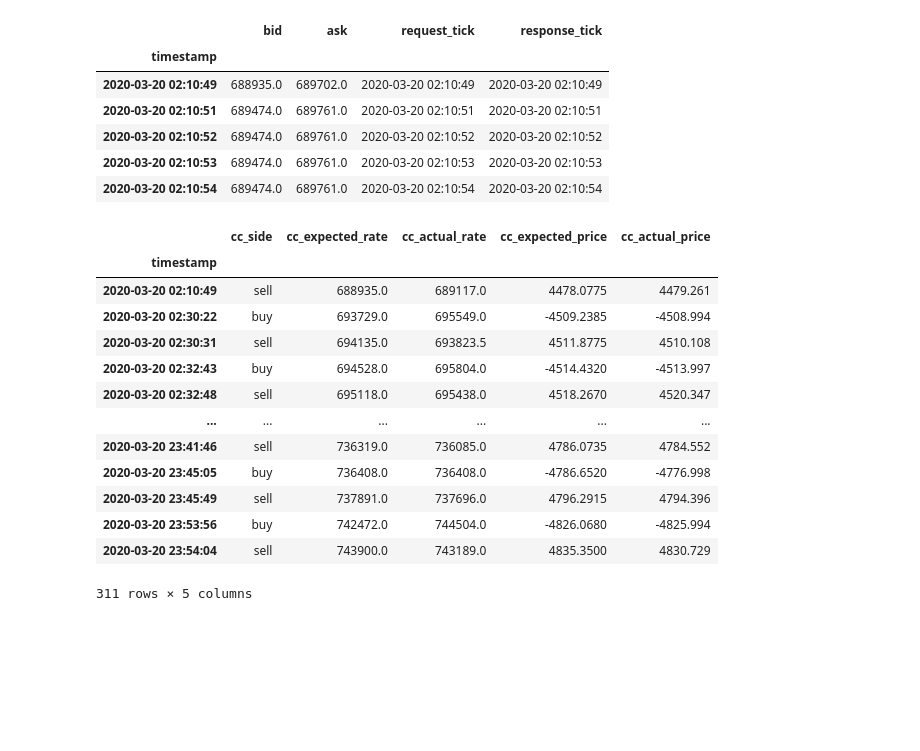
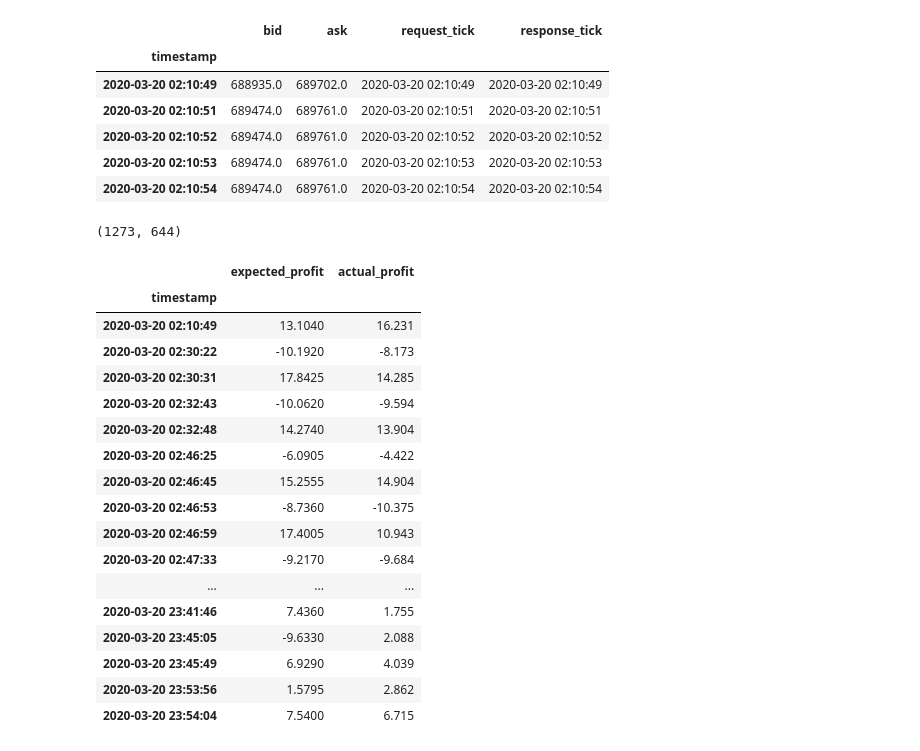
Before and after one commit to tsu-nera/bakuchi, a Jupyter notebook: notebooks/adhocs/check_profit_diff.ipynb, the cells around one changed output. Drawn from its saved outputs; the diff is of its cells as text; code cells hidden in the pictures; blank space fills up the shorter version.

```diff
--- a/notebooks/adhocs/check_profit_diff.ipynb
+++ b/notebooks/adhocs/check_profit_diff.ipynb
@@ -87,22 +119,33 @@ for row in cc_trades.iterrows():
 
     trades.append(trade)
 # %%
-profit_df = pd.DataFrame(trades)
-profit_df = profit_df.set_index("timestamp")
+trade_df = pd.DataFrame(trades)
+trade_df = trade_df.set_index("timestamp")
-# %%
-profit_df
-# %% [output]
-|  | cc_side | cc_expected_rate | cc_actual_rate | cc_expected_price | cc_actual_price |
-| timestamp |  |  |  |  |  |
-| 2020-03-20 02:10:49 | sell | 688935.0 | 689117.0 | 4478.0775 | 4479.261 |
-| 2020-03-20 02:30:22 | buy | 693729.0 | 695549.0 | -4509.2385 | -4508.994 |
-| 2020-03-20 02:30:31 | sell | 694135.0 | 693823.5 | 4511.8775 | 4510.108 |
-| 2020-03-20 02:32:43 | buy | 694528.0 | 695804.0 | -4514.4320 | -4513.997 |
-| 2020-03-20 02:32:48 | sell | 695118.0 | 695438.0 | 4518.2670 | 4520.347 |
-| ... | ... | ... | ... | ... | ... |
-| 2020-03-20 23:41:46 | sell | 736319.0 | 736085.0 | 4786.0735 | 4784.552 |
-| 2020-03-20 23:45:05 | buy | 736408.0 | 736408.0 | -4786.6520 | -4776.998 |
-| 2020-03-20 23:45:49 | sell | 737891.0 | 737696.0 | 4796.2915 | 4794.396 |
-| 2020-03-20 23:53:56 | buy | 742472.0 | 744504.0 | -4826.0680 | -4825.994 |
-| 2020-03-20 23:54:04 | sell | 743900.0 | 743189.0 | 4835.3500 | 4830.729 |
-311 rows × 5 columns
+# %%
+profit_df = trade_df[["expected_profit", "actual_profit"]]
+# %%
+int(sum(profit_df["expected_profit"])), int(sum(profit_df["actual_profit"]))
+# %% [output]
+(1273, 644)
+# %%
+pd.set_option('display.max_rows', None)
+profit_df
+# %% [output]
+|  | expected_profit | actual_profit |
+| timestamp |  |  |
+| 2020-03-20 02:10:49 | 13.1040 | 16.231 |
+| 2020-03-20 02:30:22 | -10.1920 | -8.173 |
+| 2020-03-20 02:30:31 | 17.8425 | 14.285 |
+| 2020-03-20 02:32:43 | -10.0620 | -9.594 |
+| 2020-03-20 02:32:48 | 14.2740 | 13.904 |
+| 2020-03-20 02:46:25 | -6.0905 | -4.422 |
+| 2020-03-20 02:46:45 | 15.2555 | 14.904 |
+| 2020-03-20 02:46:53 | -8.7360 | -10.375 |
+| 2020-03-20 02:46:59 | 17.4005 | 10.943 |
+| 2020-03-20 02:47:33 | -9.2170 | -9.684 |
+| ... | ... | ... |
+| 2020-03-20 23:41:46 | 7.4360 | 1.755 |
+| 2020-03-20 23:45:05 | -9.6330 | 2.088 |
+| 2020-03-20 23:45:49 | 6.9290 | 4.039 |
+| 2020-03-20 23:53:56 | 1.5795 | 2.862 |
+| 2020-03-20 23:54:04 | 7.5400 | 6.715 |
```
Also changed, not shown: parts of 1 cell of this notebook, 1 other file.
